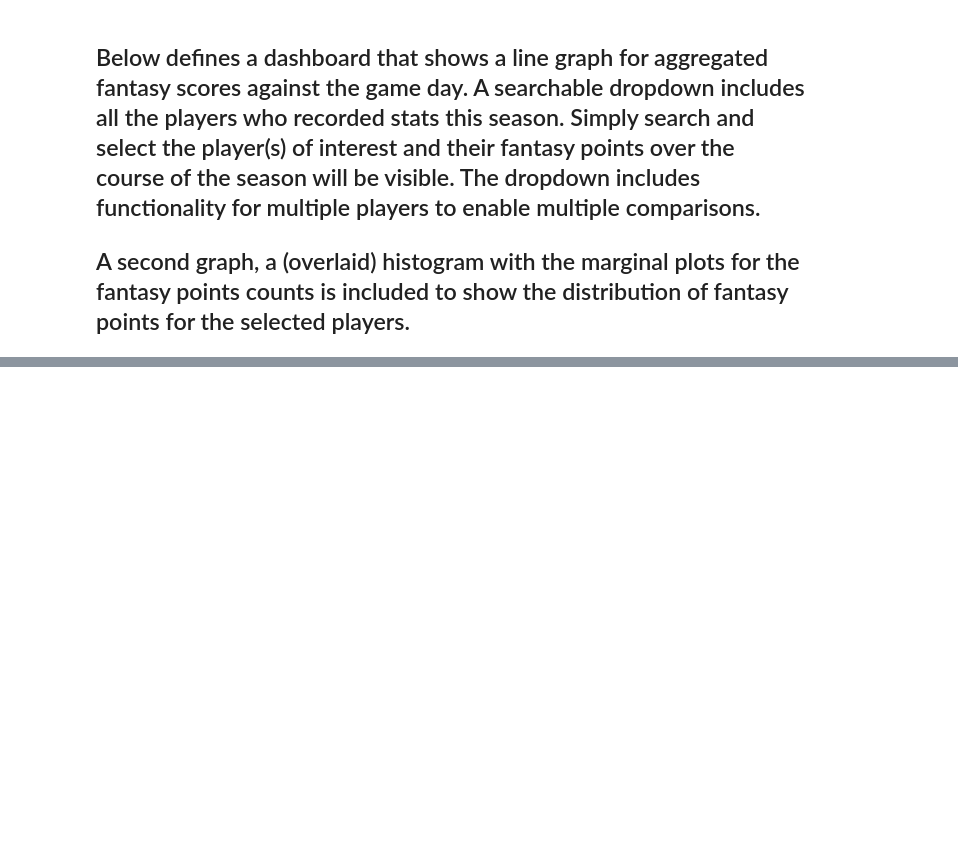
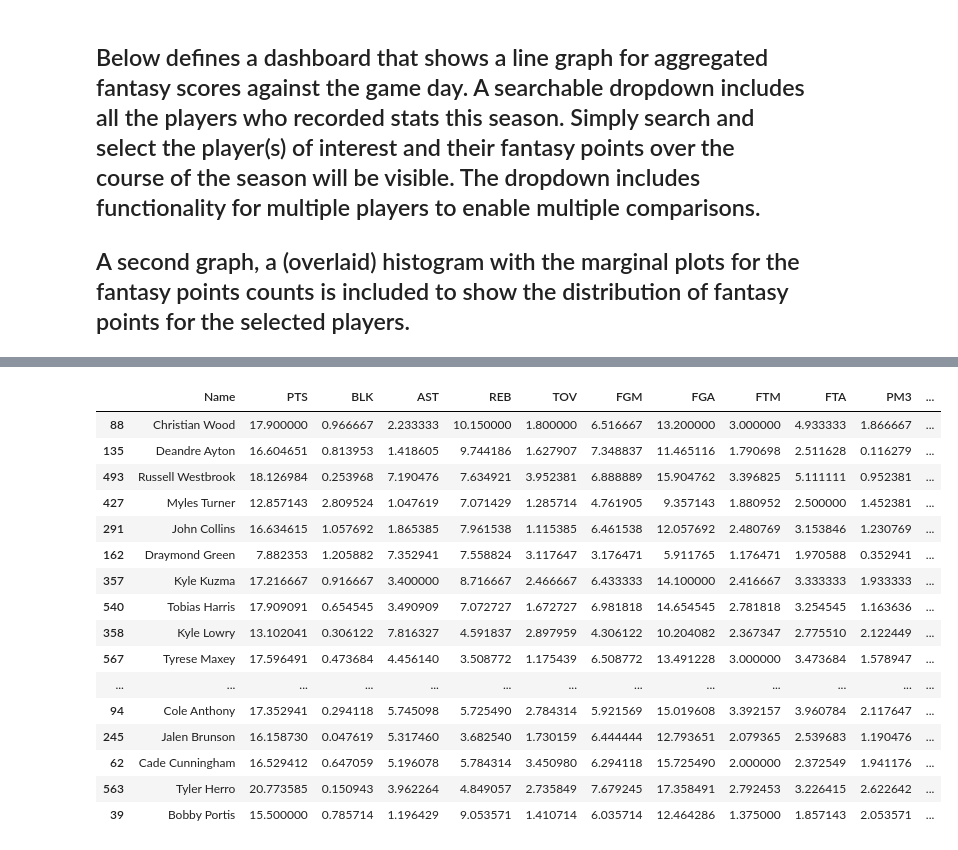
Before and after one commit to Blunt10K/NBA, a Jupyter notebook: notebooks/Fantasy_analysis.ipynb, the cells around one changed output, grey strips where cells are left out. Saved outputs shown, nothing was run; the diff lists cells and outputs as text; code cells hidden in the pictures; blank space fills up the shorter version.

```diff
--- a/notebooks/Fantasy_analysis.ipynb
+++ b/notebooks/Fantasy_analysis.ipynb
@@ -201,0 +213,20 @@ don.head(7)
+# %%
+out.sort_values("Fantasy Points",ascending=False)
+# %% [output]
+|  | Name | PTS | BLK | AST | REB | TOV | FGM | FGA | FTM | FTA | PM3 | ... |
+| 88 | Christian Wood | 17.900000 | 0.966667 | 2.233333 | 10.150000 | 1.800000 | 6.516667 | 13.200000 | 3.000000 | 4.933333 | 1.866667 | ... |
+| 135 | Deandre Ayton | 16.604651 | 0.813953 | 1.418605 | 9.744186 | 1.627907 | 7.348837 | 11.465116 | 1.790698 | 2.511628 | 0.116279 | ... |
+| 493 | Russell Westbrook | 18.126984 | 0.253968 | 7.190476 | 7.634921 | 3.952381 | 6.888889 | 15.904762 | 3.396825 | 5.111111 | 0.952381 | ... |
+| 427 | Myles Turner | 12.857143 | 2.809524 | 1.047619 | 7.071429 | 1.285714 | 4.761905 | 9.357143 | 1.880952 | 2.500000 | 1.452381 | ... |
+| 291 | John Collins | 16.634615 | 1.057692 | 1.865385 | 7.961538 | 1.115385 | 6.461538 | 12.057692 | 2.480769 | 3.153846 | 1.230769 | ... |
+| 162 | Draymond Green | 7.882353 | 1.205882 | 7.352941 | 7.558824 | 3.117647 | 3.176471 | 5.911765 | 1.176471 | 1.970588 | 0.352941 | ... |
+| 357 | Kyle Kuzma | 17.216667 | 0.916667 | 3.400000 | 8.716667 | 2.466667 | 6.433333 | 14.100000 | 2.416667 | 3.333333 | 1.933333 | ... |
+| 540 | Tobias Harris | 17.909091 | 0.654545 | 3.490909 | 7.072727 | 1.672727 | 6.981818 | 14.654545 | 2.781818 | 3.254545 | 1.163636 | ... |
+| 358 | Kyle Lowry | 13.102041 | 0.306122 | 7.816327 | 4.591837 | 2.897959 | 4.306122 | 10.204082 | 2.367347 | 2.775510 | 2.122449 | ... |
+| 567 | Tyrese Maxey | 17.596491 | 0.473684 | 4.456140 | 3.508772 | 1.175439 | 6.508772 | 13.491228 | 3.000000 | 3.473684 | 1.578947 | ... |
+| ... | ... | ... | ... | ... | ... | ... | ... | ... | ... | ... | ... | ... |
+| 94 | Cole Anthony | 17.352941 | 0.294118 | 5.745098 | 5.725490 | 2.784314 | 5.921569 | 15.019608 | 3.392157 | 3.960784 | 2.117647 | ... |
+| 245 | Jalen Brunson | 16.158730 | 0.047619 | 5.317460 | 3.682540 | 1.730159 | 6.444444 | 12.793651 | 2.079365 | 2.539683 | 1.190476 | ... |
+| 62 | Cade Cunningham | 16.529412 | 0.647059 | 5.196078 | 5.784314 | 3.450980 | 6.294118 | 15.725490 | 2.000000 | 2.372549 | 1.941176 | ... |
+| 563 | Tyler Herro | 20.773585 | 0.150943 | 3.962264 | 4.849057 | 2.735849 | 7.679245 | 17.358491 | 2.792453 | 3.226415 | 2.622642 | ... |
+| 39 | Bobby Portis | 15.500000 | 0.785714 | 1.196429 | 9.053571 | 1.410714 | 6.035714 | 12.464286 | 1.375000 | 1.857143 | 2.053571 | ... |
```
Also changed, not shown: parts of 44 cells of this notebook, 13 other files.
